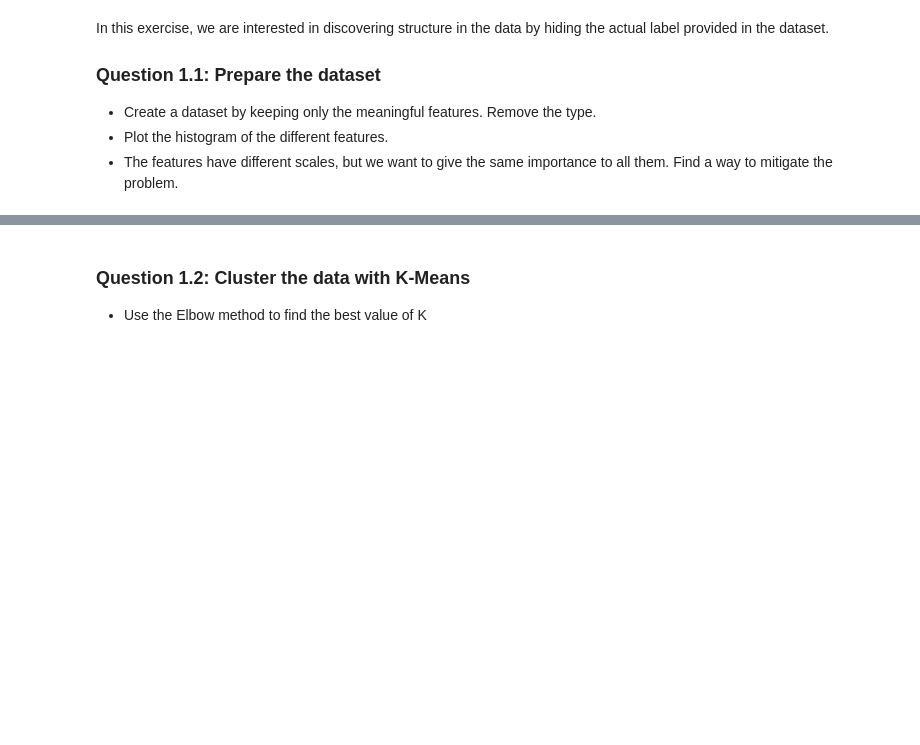
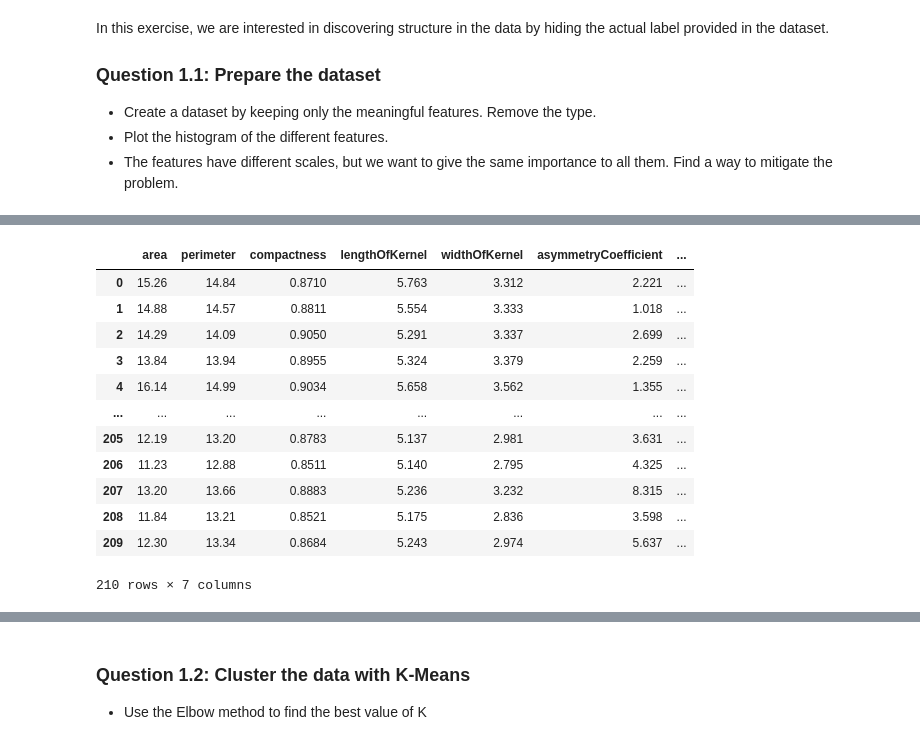
Before and after one commit to PabloVallbona/ADA2025, a Jupyter notebook: Exercises/08 - Learning from data - Unsupervised learning/Unsupervised_Learning.ipynb, the cells around one changed output, grey strips where cells are left out. Saved outputs shown, nothing was run; the diff lists cells and outputs as text; code cells hidden in the pictures; blank space fills up the shorter version.

```diff
--- a/Exercises/08 - Learning from data - Unsupervised learning/Unsupervised_Learning.ipynb
+++ b/Exercises/08 - Learning from data - Unsupervised learning/Unsupervised_Learning.ipynb
@@ -381,0 +360,17 @@ for feature in features:
+# %%
+seeds.drop(['ID', 'seedType'], axis = 1, inplace= True)
+display(seeds)
+# %% [output]
+|  | area | perimeter | compactness | lengthOfKernel | widthOfKernel | asymmetryCoefficient | ... |
+| 0 | 15.26 | 14.84 | 0.8710 | 5.763 | 3.312 | 2.221 | ... |
+| 1 | 14.88 | 14.57 | 0.8811 | 5.554 | 3.333 | 1.018 | ... |
+| 2 | 14.29 | 14.09 | 0.9050 | 5.291 | 3.337 | 2.699 | ... |
+| 3 | 13.84 | 13.94 | 0.8955 | 5.324 | 3.379 | 2.259 | ... |
+| 4 | 16.14 | 14.99 | 0.9034 | 5.658 | 3.562 | 1.355 | ... |
+| ... | ... | ... | ... | ... | ... | ... | ... |
+| 205 | 12.19 | 13.20 | 0.8783 | 5.137 | 2.981 | 3.631 | ... |
+| 206 | 11.23 | 12.88 | 0.8511 | 5.140 | 2.795 | 4.325 | ... |
+| 207 | 13.20 | 13.66 | 0.8883 | 5.236 | 3.232 | 8.315 | ... |
+| 208 | 11.84 | 13.21 | 0.8521 | 5.175 | 2.836 | 3.598 | ... |
+| 209 | 12.30 | 13.34 | 0.8684 | 5.243 | 2.974 | 5.637 | ... |
+210 rows × 7 columns
```
Also changed, not shown: parts of 13 cells of this notebook, 2 other files.
